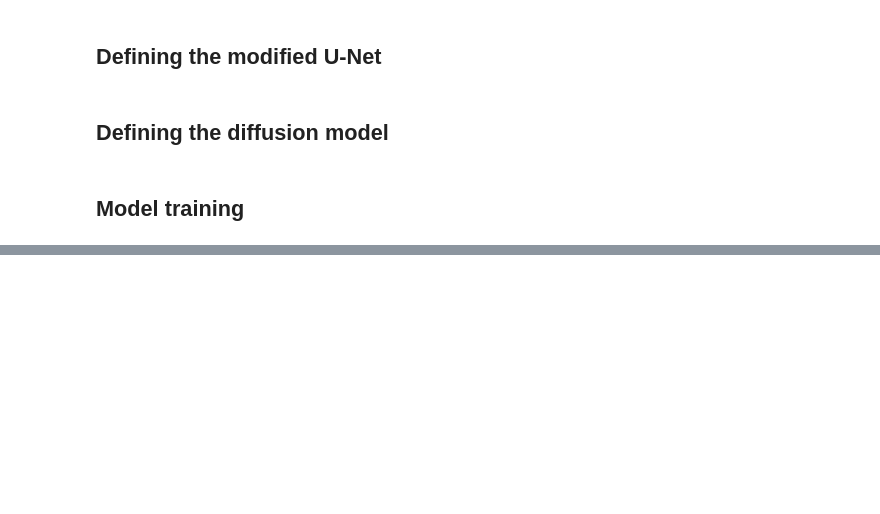
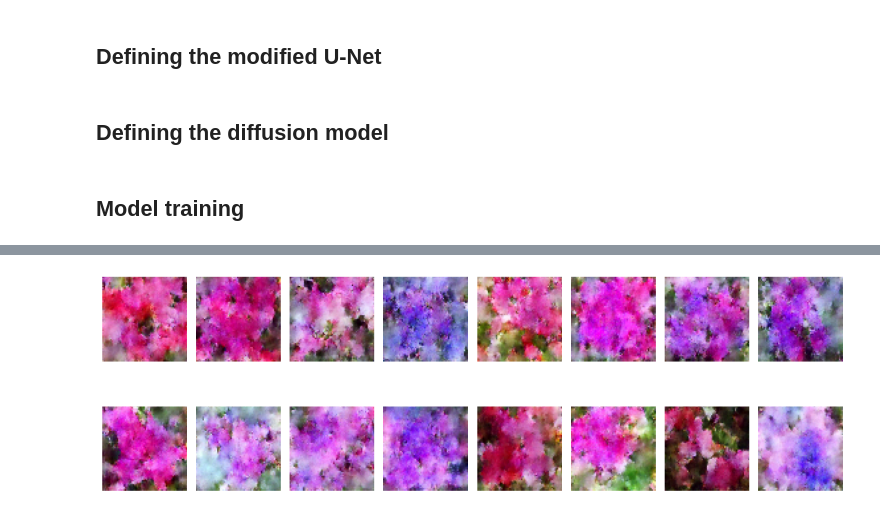
Before and after one commit to PradyumnG/Paper-implementations, a Jupyter notebook: DDPM/DDPM.ipynb, the cells around one changed output, grey strips where cells are left out. Cells and saved outputs as stored; diff of their text form; code cells hidden in the pictures; blank space fills up the shorter version.

```diff
--- a/DDPM/DDPM.ipynb
+++ b/DDPM/DDPM.ipynb
@@ -409,0 +505,4 @@ diffusion_model.plot_images()
+# %%
+diffusion_model.plot_images(model='model')
+# %% [output]
+[figure, added]
```
Also changed, not shown: parts of 24 cells of this notebook.
